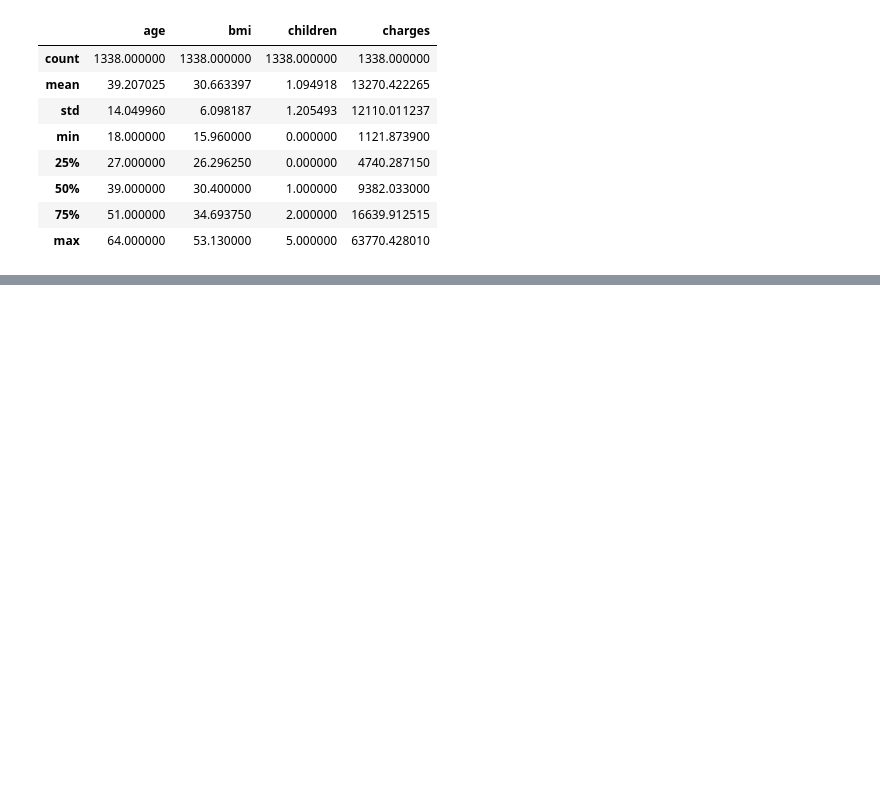
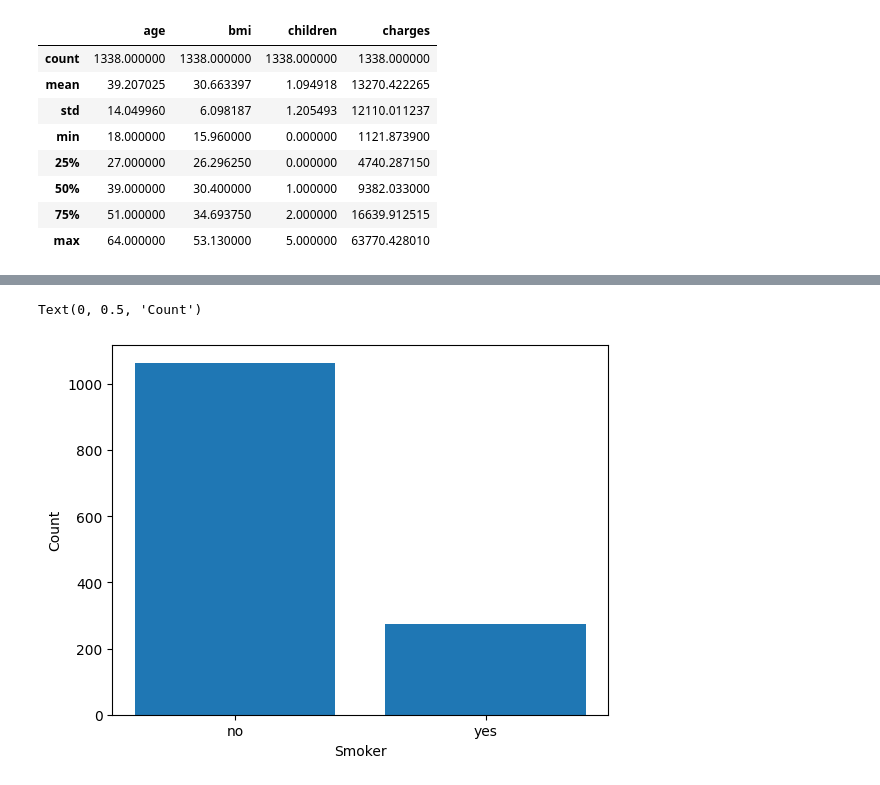
Before and after one commit to dimonchik-ll/Medical-Insurance-Cost-Prediction-Project, a Jupyter notebook: notebooks/01_data_exploration.ipynb, the cells around one changed output, grey strips where cells are left out. Drawn from its saved outputs; the diff is of its cells as text; code cells hidden in the pictures; blank space fills up the shorter version.

```diff
--- a/notebooks/01_data_exploration.ipynb
+++ b/notebooks/01_data_exploration.ipynb
@@ -49,0 +58,9 @@ data.describe()
+# %%
+counts = data["smoker"].value_counts()
+
+plt.bar(counts.index, counts.values)
+plt.xlabel("Smoker")
+plt.ylabel("Count")
+# %% [output]
+Text(0, 0.5, 'Count')
+[figure, added]
```
Also changed, not shown: parts of 6 cells of this notebook, 1 other file.
